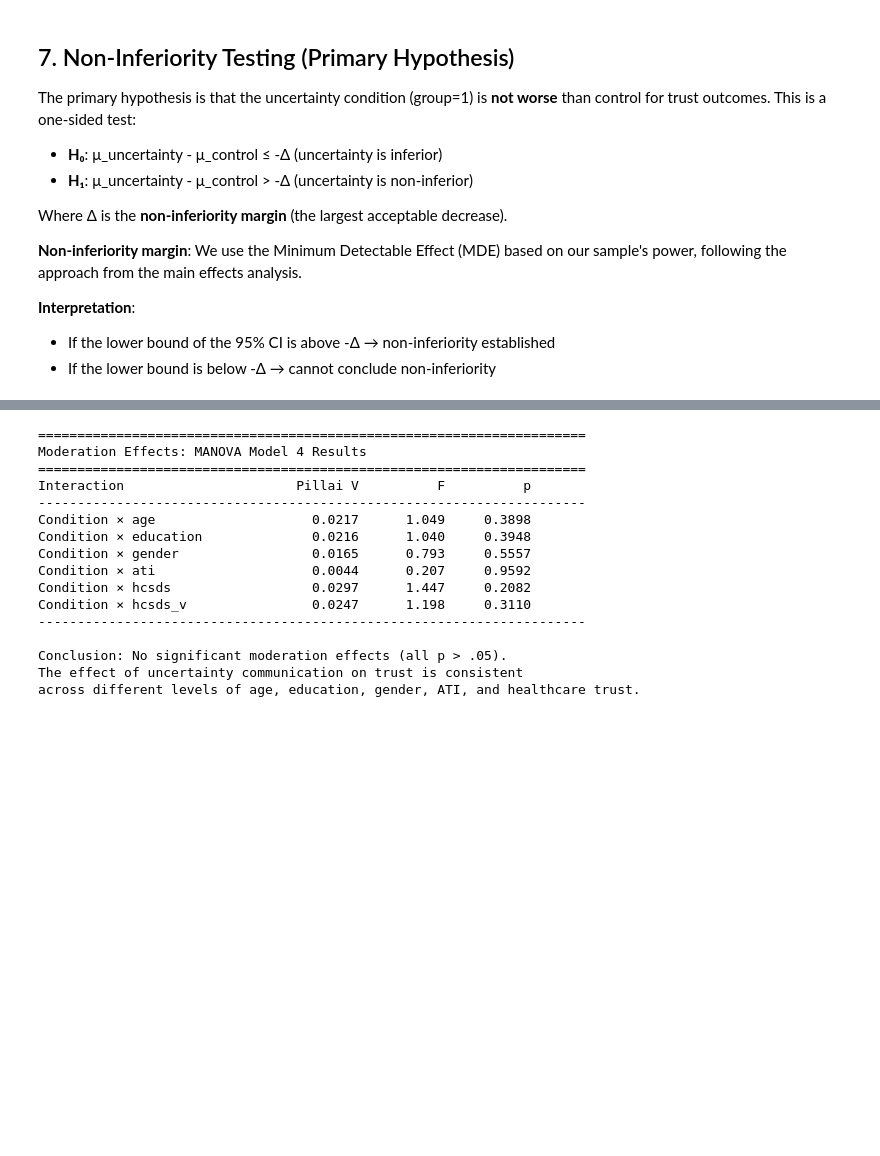
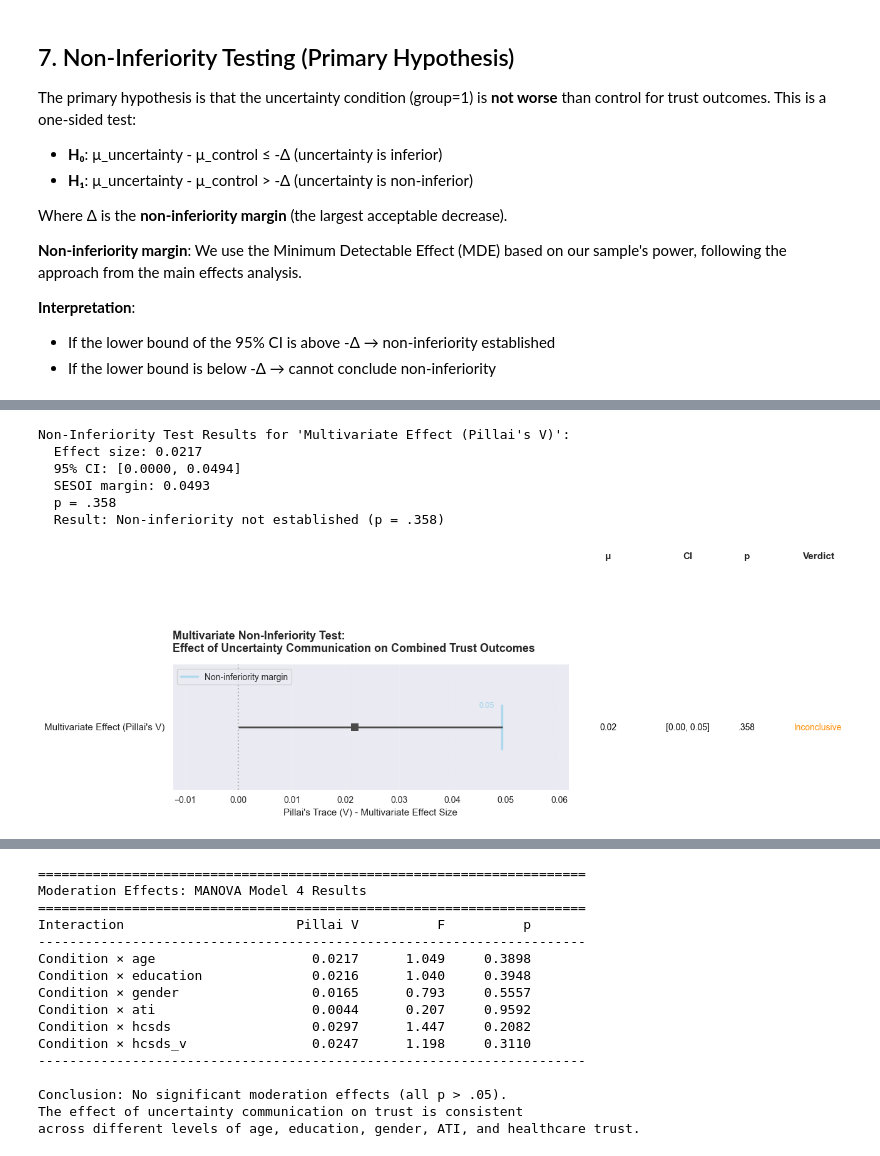
Before and after one commit to TimWiesner99/thesis-analysis, a Jupyter notebook: analysis/multivariate_analysis.ipynb, the cells around one changed output, grey strips where cells are left out. Cells and saved outputs as stored; diff of their text form; code cells hidden in the pictures; blank space fills up the shorter version.

Commit message:
added functions for multivariate non-inferiority test

```diff
--- a/analysis/multivariate_analysis.ipynb
+++ b/analysis/multivariate_analysis.ipynb
@@ -565,0 +864,62 @@ This means the effect of uncertainty communication on trust does not depend on:
+# %%
+# =============================================================================
+# VISUALIZATION: Multivariate Non-Inferiority Test
+# =============================================================================
+# Use the same plotting function as univariate tests for uniform visualization
+
+# For Pillai's V, we use test_type='upper' because we want to show V < margin
+# (i.e., the effect is small enough to be considered non-inferior)
+
+# Use pre-computed CI bounds from the F-distribution (not assuming normality)
+fig, ax = plt.subplots(figsize=(12, 4))
+plot_noninferiority_test(
+    mean_diff=V_obs,
+    sesoi=V_mde,
+    ci_lower_bounds=ci_results['V_lower'],  # Pre-computed from F-distribution
+    ci_upper_bounds=ci_results['V_upper'],
+    p_values=ci_results['sf_at_zero'],       # Pre-computed p-value
+    alpha=alpha,
+    test_type='upper',  # Non-inferiority means effect < margin
+    variable_names=['multivariate'],
+    variable_labels={'multivariate': 'Multivariate Effect (Pillai\'s V)'},
+    title='Multivariate Non-Inferiority Test:\nEffect of Uncertainty Communication on Combined Trust Outcomes',
+    xlabel="Pillai's Trace (V) - Multivariate Effect Size",
+    ax=ax
+)
+
+plt.tight_layout()
+plt.savefig(f'{plots_path}multivariate_noninferiority_test.png', dpi=150, transparent=True)
+plt.show()
+
+# =============================================================================
+# COMPARISON WITH G*POWER VALUES
+# =============================================================================
+print("\n" + "="*70)
+print("VERIFICATION: Compare with G*Power")
+print("="*70)
+print(f"""
+To verify these calculations in G*Power:
+1. Open G*Power -> Statistical test: MANOVA: Global effects
+2. Select "Sensitivity" analysis
+3. Enter:
+   - Effect size f²(V): [will be calculated]
+   - α err prob: 0.05
+   - Power (1-β): 0.80
+   - Number of groups: 2
+   - Response variables: 5
+   - Total sample size: 255
+4. Click "Calculate"
+
+Expected results (should match our calculation):
+   - Critical F = {mde_results['f_crit']:.4f}
+   - f²(V) = {mde_results['f_squared']:.4f}
+   - Pillai V = {mde_results['pillai_v']:.4f}
+""")
+# %% [output]
+Non-Inferiority Test Results for 'Multivariate Effect (Pillai's V)':
+  Effect size: 0.0217
+  95% CI: [0.0000, 0.0494]
+  SESOI margin: 0.0493
+  p = .358
+  Result: Non-inferiority not established (p = .358)
+[figure, added]
```
Also changed, not shown: parts of 8 cells of this notebook, 6 other files.
